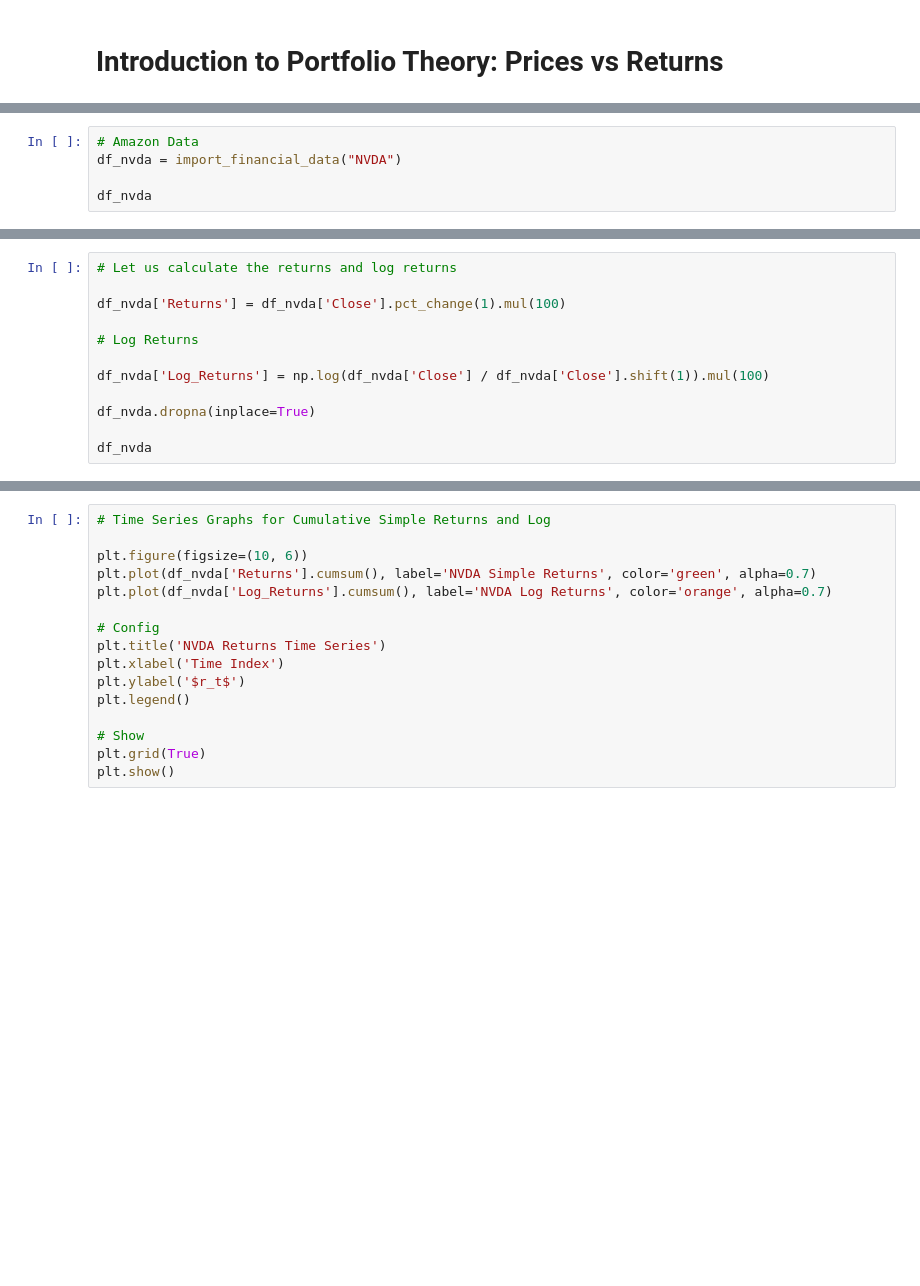
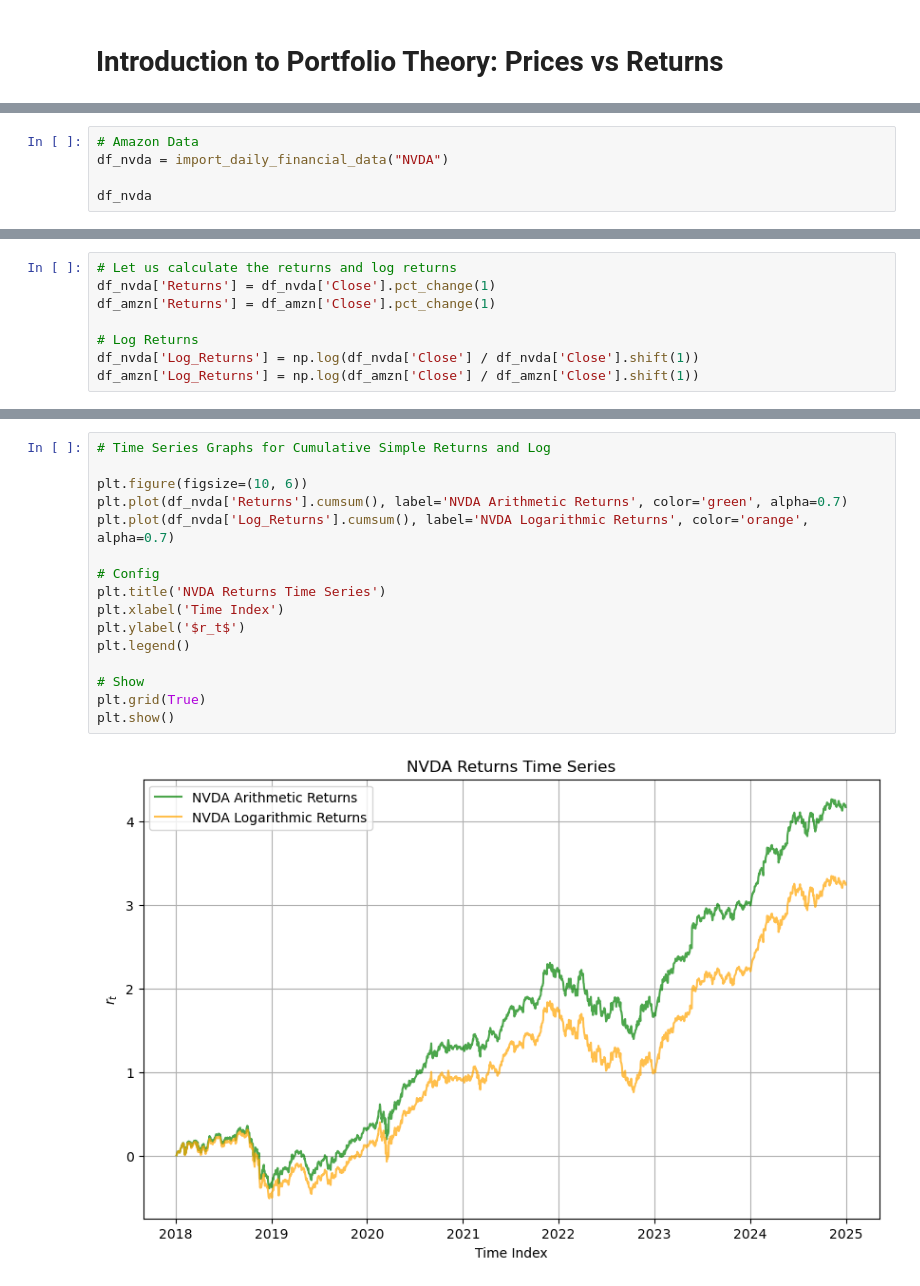
Before and after one commit to dan-the-quant/DTQ-Portfolio_Management_Course, a Jupyter notebook: Module 1 - Introduction/Module1.1.ipynb, the cells around one changed output, grey strips where cells are left out. Saved outputs shown, nothing was run; the diff lists cells and outputs as text; blank space fills up the shorter version.

```diff
--- a/Module 1 - Introduction/Module1.1.ipynb
+++ b/Module 1 - Introduction/Module1.1.ipynb
@@ -55,5 +70,5 @@ df_amzn
 # %%
 # Amazon Data
-df_nvda = import_financial_data("NVDA")
+df_nvda = import_daily_financial_data("NVDA")
 
 df_nvda
@@ -92,12 +233,8 @@ plt.show()
 # %%
 # Let us calculate the returns and log returns
-
-df_nvda['Returns'] = df_nvda['Close'].pct_change(1).mul(100)
+df_nvda['Returns'] = df_nvda['Close'].pct_change(1)
+df_amzn['Returns'] = df_amzn['Close'].pct_change(1)
 
 # Log Returns
-
-df_nvda['Log_Returns'] = np.log(df_nvda['Close'] / df_nvda['Close'].shift(1)).mul(100)
-
-df_nvda.dropna(inplace=True)
-
-df_nvda
+df_nvda['Log_Returns'] = np.log(df_nvda['Close'] / df_nvda['Close'].shift(1))
+df_amzn['Log_Returns'] = np.log(df_amzn['Close'] / df_amzn['Close'].shift(1))
@@ -104,16 +247,18 @@ df_nvda
 # %%
 # Time Series Graphs for Cumulative Simple Returns and Log
 
 plt.figure(figsize=(10, 6))
-plt.plot(df_nvda['Returns'].cumsum(), label='NVDA Simple Returns', color='green', alpha=0.7)
-plt.plot(df_nvda['Log_Returns'].cumsum(), label='NVDA Log Returns', color='orange', alpha=0.7)
+plt.plot(df_nvda['Returns'].cumsum(), label='NVDA Arithmetic Returns', color='green', alpha=0.7)
+plt.plot(df_nvda['Log_Returns'].cumsum(), label='NVDA Logarithmic Returns', color='orange', alpha=0.7)
 
 # Config
 plt.title('NVDA Returns Time Series')
 plt.xlabel('Time Index')
 plt.ylabel('$r_t$')
 plt.legend()
 
 # Show
 plt.grid(True)
 plt.show()
+# %% [output]
+[figure, added]
```
Also changed, not shown: parts of 42 cells of this notebook, 22 other files.
